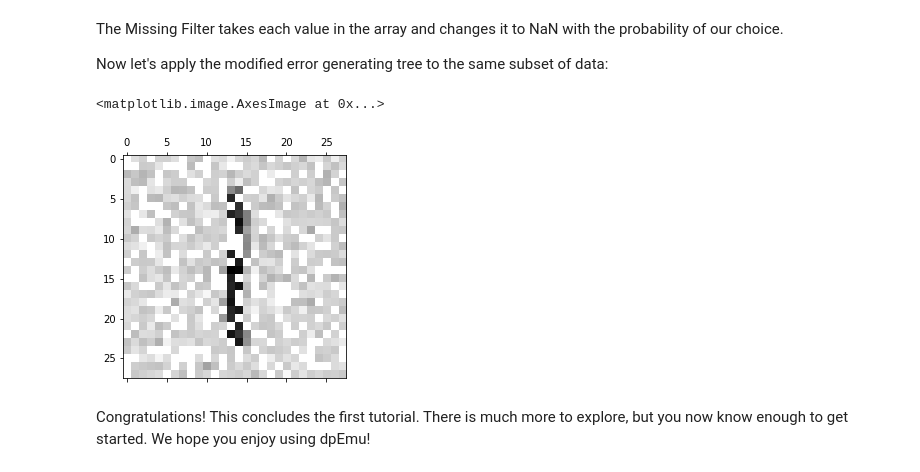
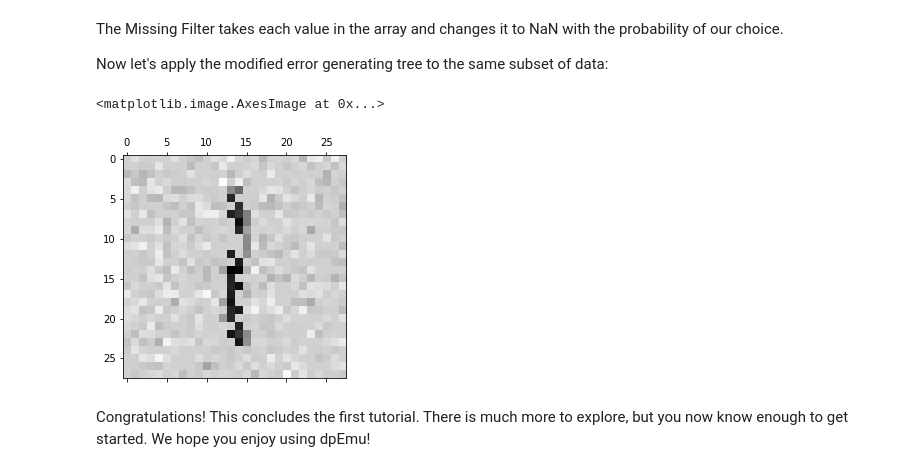
Before and after one commit to dpEmu/dpEmu, a Jupyter notebook: docs/tutorials/Error_Generation_Basics.ipynb, the cells around one changed output. Cells and saved outputs as stored; diff of their text form; code cells hidden in the pictures.

Commit message:
use missing filter

```diff
--- a/docs/tutorials/Error_Generation_Basics.ipynb
+++ b/docs/tutorials/Error_Generation_Basics.ipynb
@@ -87,12 +88,12 @@ The Missing Filter takes each value in the array and changes it to NaN with the
 
 Now let's apply the modified error generating tree to the same subset of data:
 # %%
-params = {"mean": 0.0, "std": 20.0, "probability": .3}
+params = {"mean": 0.0, "std": 20.0, "probability": .3, "missing_value_id": 0}
 errorified = series_node.generate_error(xs, params)
 
 plt.matshow(errorified[ind].reshape((28, 28)), cmap='gray_r')
 # %% [output]
 <matplotlib.image.AxesImage at 0x...>
-[figure, old version]
+[figure, new version]
 # %% [markdown]
 Congratulations! This concludes the first tutorial. There is much more to explore, but you now know enough to get started. We hope you enjoy using dpEmu!
```
Also changed, not shown: parts of 3 cells of this notebook, 2 other files.
